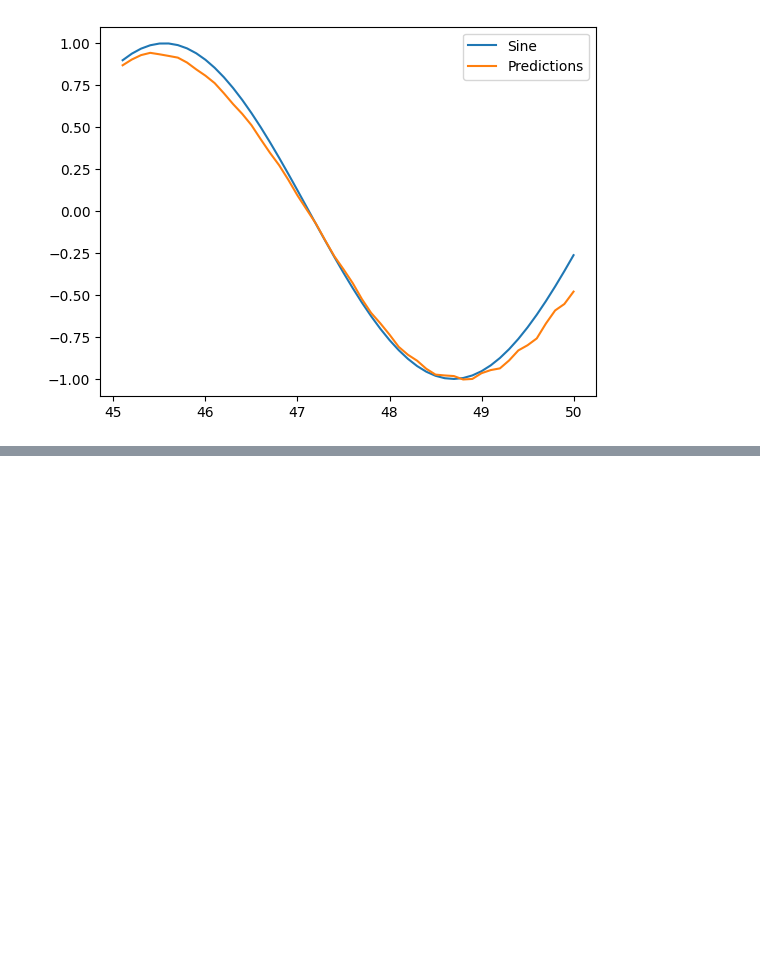
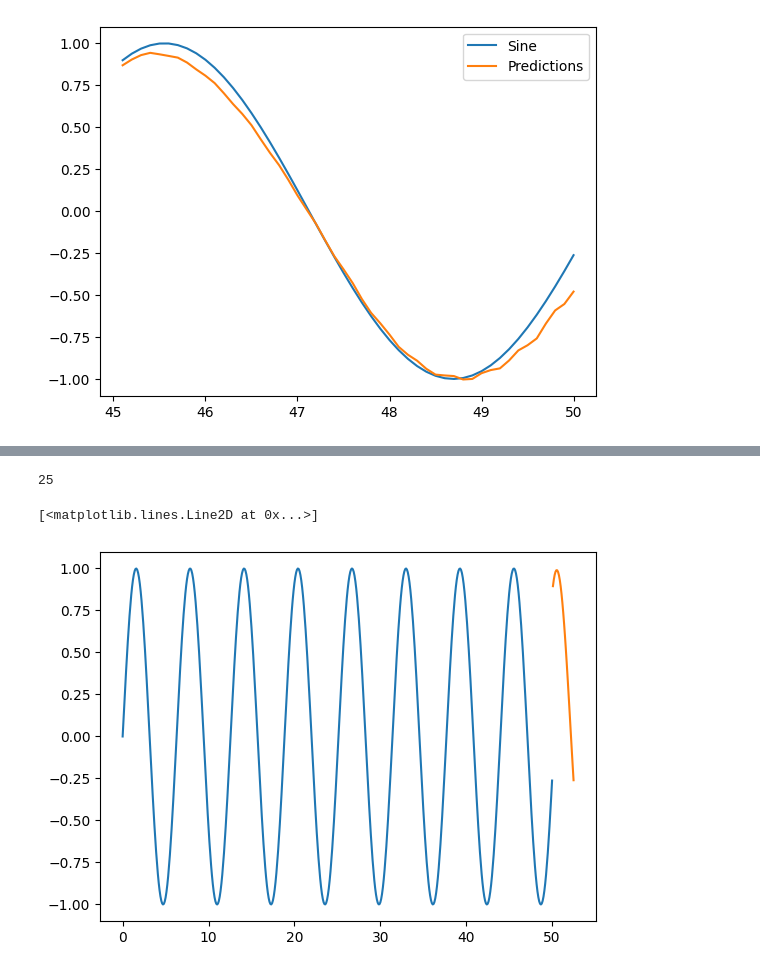
Before and after one commit to wereign/aera-vera-keras-nathu-geras, a Jupyter notebook: RNN_SineWave.ipynb, the cells around one changed output, grey strips where cells are left out. Saved outputs shown, nothing was run; the diff lists cells and outputs as text; code cells hidden in the pictures; blank space fills up the shorter version.

```diff
--- a/RNN_SineWave.ipynb
+++ b/RNN_SineWave.ipynb
@@ -367,0 +484,13 @@ test_set.plot()
+# %%
+forecast = []
+first_eval_batch = scaled_train_set[-length_2:]
+current_batch = first_eval_batch.reshape(1,length_2,n_features)
+
+
+for i in range(25):
+  current_pred = model2.predict(current_batch)[0]
+
+  forecast.append(current_pred)
+
+  # updating the current prediction by adding the prediction to the end
+  current_batch = np.append(current_batch[:,1:,:],[[current_pred]],axis=1)
@@ -367,0 +535,2 @@ test_set.plot()
+# %%
+forecast = scaler.inverse_transform(forecast)
@@ -367,0 +573,12 @@ test_set.plot()
+# %%
+forecast_index = np.arange(50.1,52.6,step=0.1)
+# %%
+len(forecast_index)
+# %% [output]
+25
+# %%
+plt.plot(df.index,df['Sine'])
+plt.plot(forecast_index,forecast)
+# %% [output]
+[<matplotlib.lines.Line2D at 0x...>]
+[figure, added]
```
Also changed, not shown: parts of 17 cells of this notebook.
